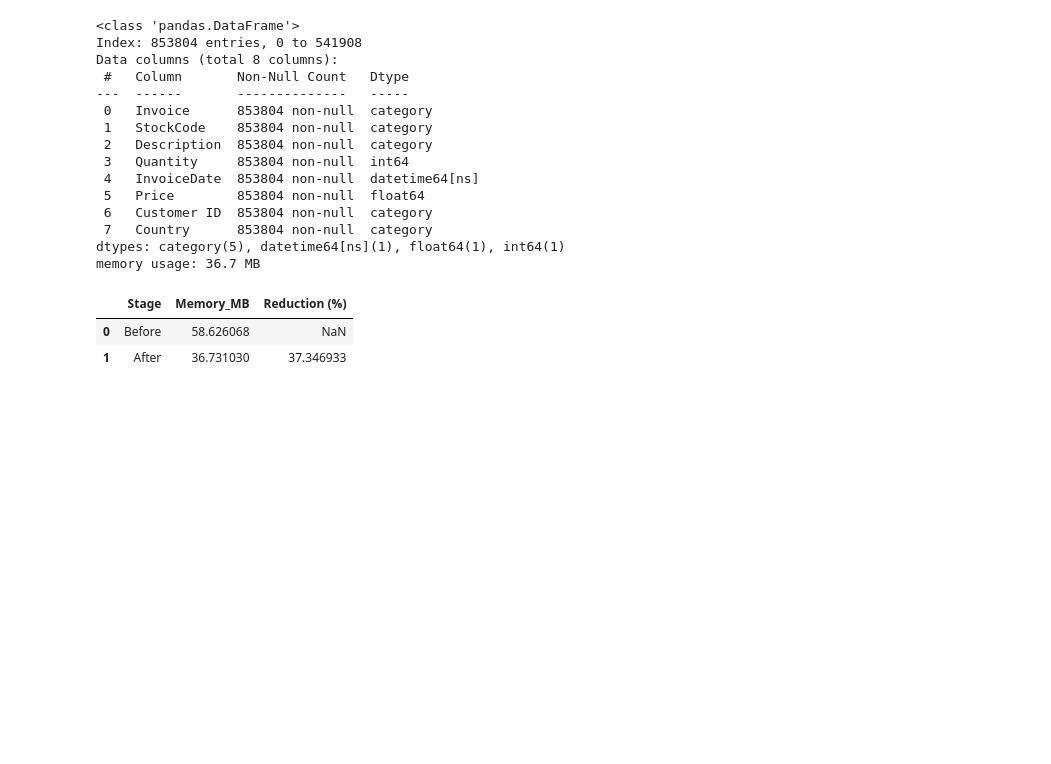
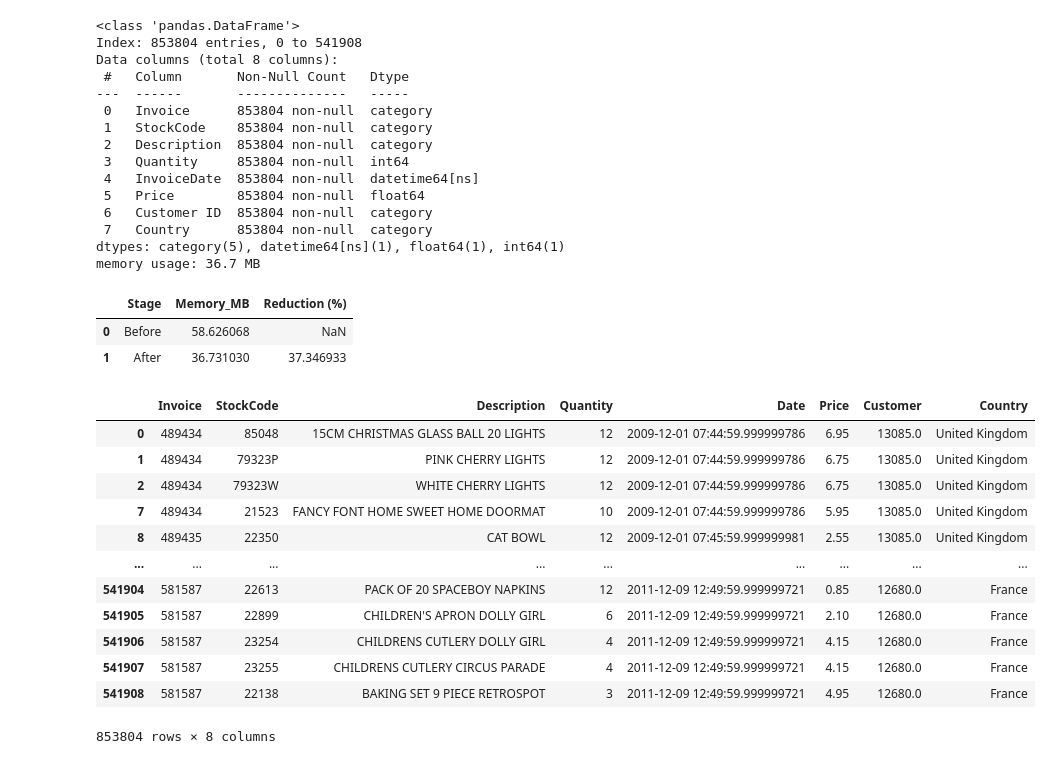
Before and after one commit to hansdarmawann/online-retail-ii-wrangling-1, a Jupyter notebook: notebooks/code.ipynb, the cells around one changed output. Cells and saved outputs as stored; diff of their text form; code cells hidden in the pictures; blank space fills up the shorter version.

Commit message:
Rename columns for visibility.

```diff
--- a/notebooks/code.ipynb
+++ b/notebooks/code.ipynb
@@ -250,3 +250,23 @@ memory_df
 |  | Stage | Memory_MB | Reduction (%) |
 | 0 | Before | 58.626068 | NaN |
 | 1 | After | 36.731030 | 37.346933 |
+# %%
+df = df.rename(columns={
+    'Customer ID': 'Customer',
+    'InvoiceDate': 'Date'
+})
+df
+# %% [output]
+|  | Invoice | StockCode | Description | Quantity | Date | Price | Customer | Country |
+| 0 | 489434 | 85048 | 15CM CHRISTMAS GLASS BALL 20 LIGHTS | 12 | 2009-12-01 07:44:59.999999786 | 6.95 | 13085.0 | United Kingdom |
+| 1 | 489434 | 79323P | PINK CHERRY LIGHTS | 12 | 2009-12-01 07:44:59.999999786 | 6.75 | 13085.0 | United Kingdom |
+| 2 | 489434 | 79323W | WHITE CHERRY LIGHTS | 12 | 2009-12-01 07:44:59.999999786 | 6.75 | 13085.0 | United Kingdom |
+| 7 | 489434 | 21523 | FANCY FONT HOME SWEET HOME DOORMAT | 10 | 2009-12-01 07:44:59.999999786 | 5.95 | 13085.0 | United Kingdom |
+| 8 | 489435 | 22350 | CAT BOWL | 12 | 2009-12-01 07:45:59.999999981 | 2.55 | 13085.0 | United Kingdom |
+| ... | ... | ... | ... | ... | ... | ... | ... | ... |
+| 541904 | 581587 | 22613 | PACK OF 20 SPACEBOY NAPKINS | 12 | 2011-12-09 12:49:59.999999721 | 0.85 | 12680.0 | France |
+| 541905 | 581587 | 22899 | CHILDREN'S APRON DOLLY GIRL | 6 | 2011-12-09 12:49:59.999999721 | 2.10 | 12680.0 | France |
+| 541906 | 581587 | 23254 | CHILDRENS CUTLERY DOLLY GIRL | 4 | 2011-12-09 12:49:59.999999721 | 4.15 | 12680.0 | France |
+| 541907 | 581587 | 23255 | CHILDRENS CUTLERY CIRCUS PARADE | 4 | 2011-12-09 12:49:59.999999721 | 4.15 | 12680.0 | France |
+| 541908 | 581587 | 22138 | BAKING SET 9 PIECE RETROSPOT | 3 | 2011-12-09 12:49:59.999999721 | 4.95 | 12680.0 | France |
+853804 rows × 8 columns
```
